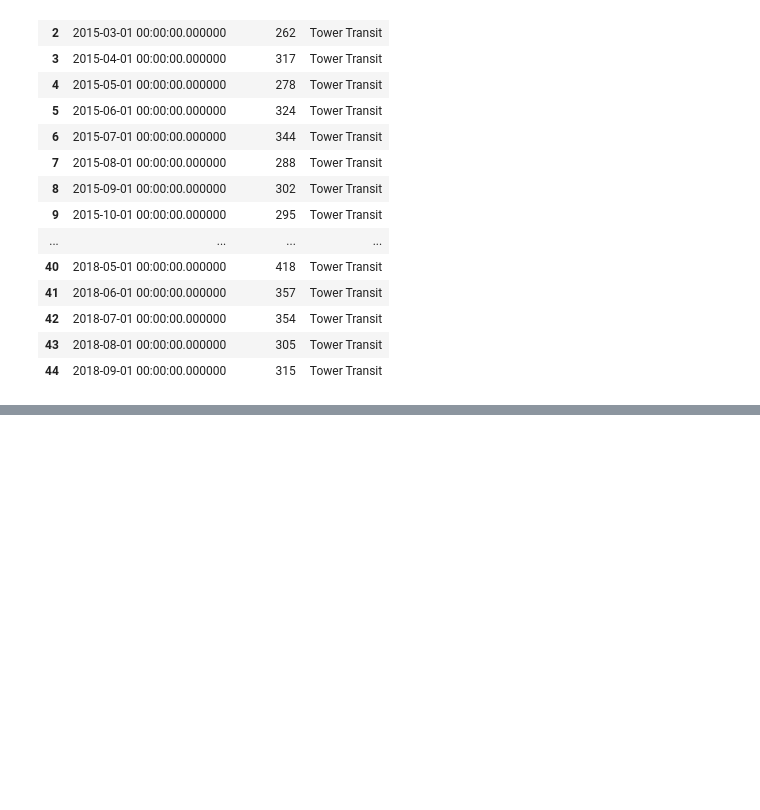
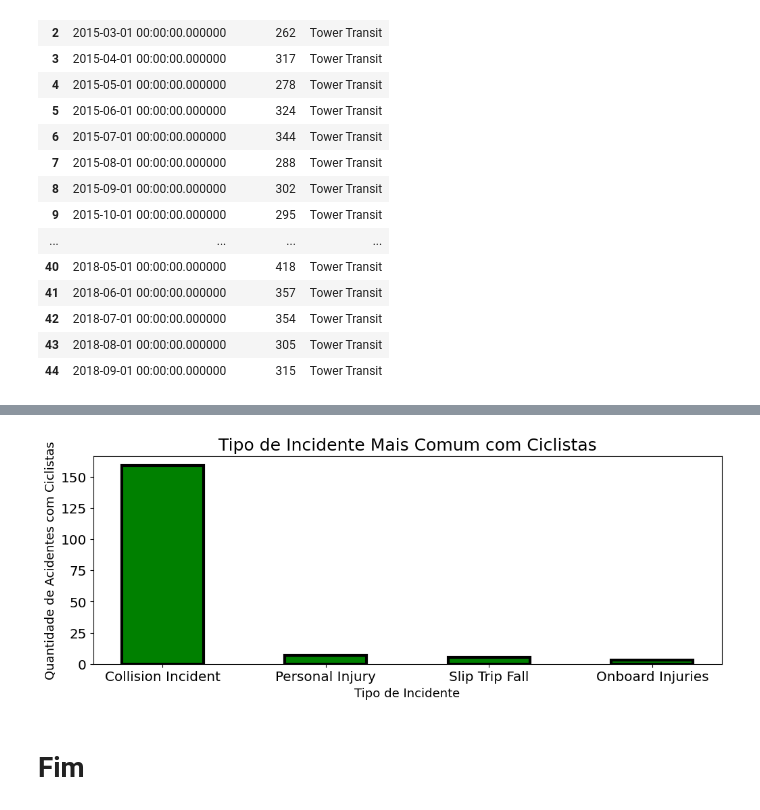
Before and after one commit to CoelhoPedro/Analise-de-Risco-no-Transporte-Publico, a Jupyter notebook: AnaliseRisco.ipynb, the cells around one changed output, grey strips where cells are left out. Drawn from its saved outputs; the diff is of its cells as text; code cells hidden in the pictures; blank space fills up the shorter version.

```diff
--- a/AnaliseRisco.ipynb
+++ b/AnaliseRisco.ipynb
@@ -505,0 +506,5 @@ plt.show()
+# %%
+q10 = 'Select "Victim Category" as "VitimaCategoria", "Incident Event Type" as "TipoDeIncidente", count("VitimaCategoria") as Contagem from df where "VitimaCategoria" = "Cyclist" group by "TipoDeIncidente" order by Contagem desc'
+# %%
+df10 = sqldf(q10)
+df10
@@ -505,0 +517,10 @@ plt.show()
+# %%
+plt.bar(df10['TipoDeIncidente'], df10['Contagem'], color = 'green', edgecolor = 'black', linewidth = 3, width = 0.5)
+plt.title('Tipo de Incidente Mais Comum com Ciclistas', fontsize = 18)
+plt.xlabel('Tipo de Incidente', fontsize = 13)
+plt.ylabel('Quantidade de Acidentes com Ciclistas', fontsize = 13)
+plt.show()
+# %% [output]
+[figure, added]
+# %% [markdown]
+# Fim
```
Also changed, not shown: parts of 14 cells of this notebook.
